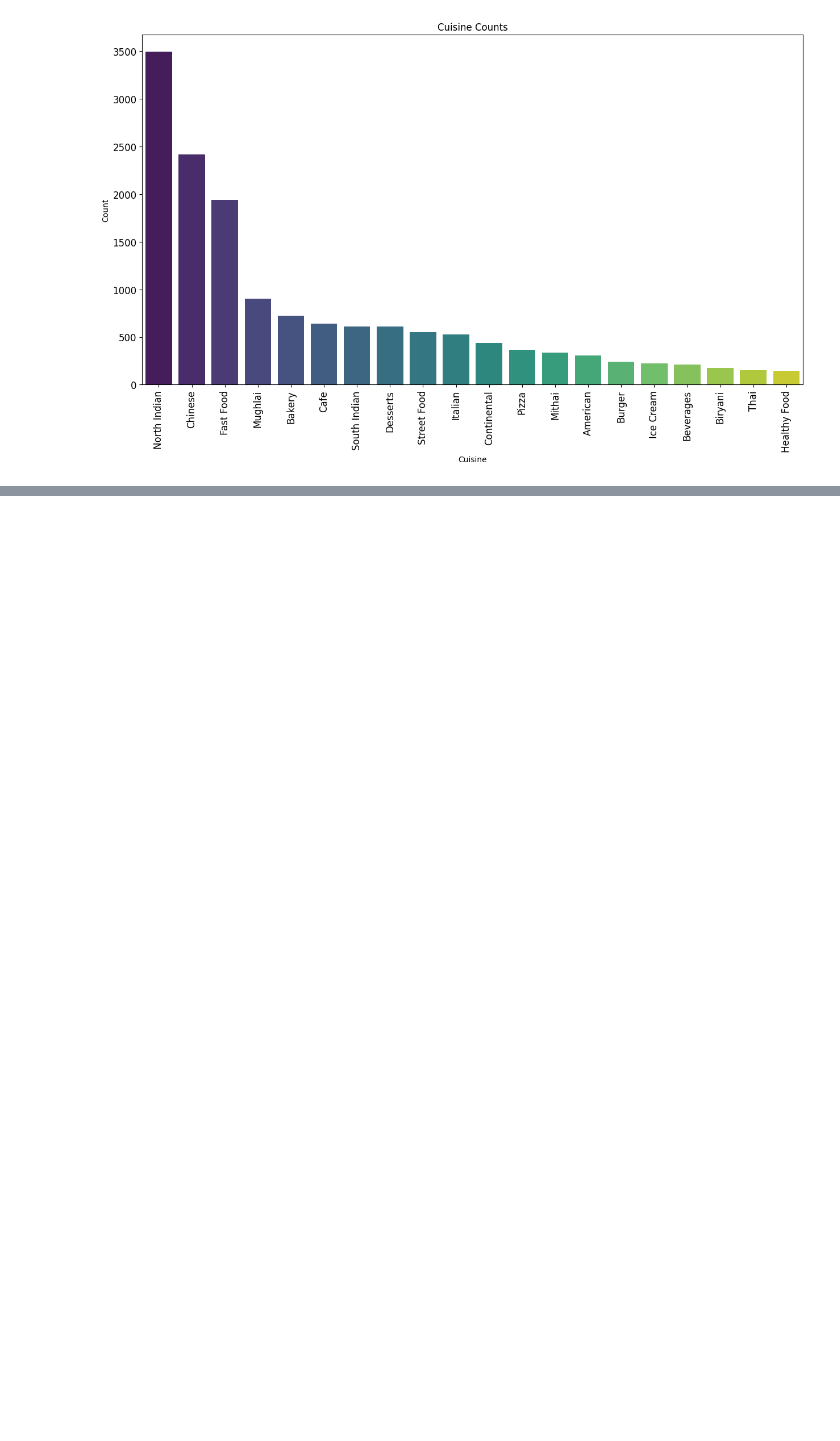
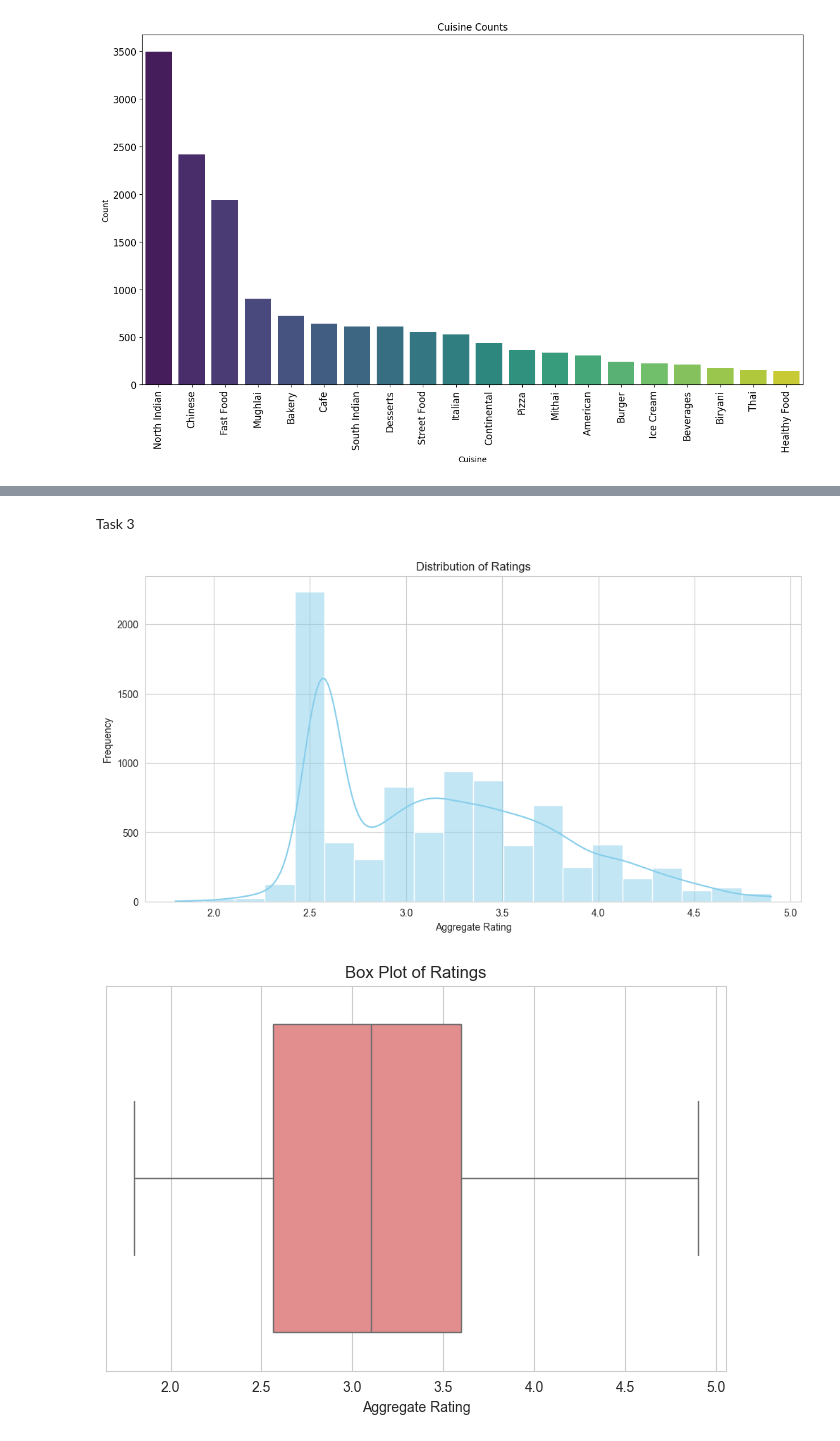
Before and after one commit to Ambigapathi-V/Cognifyz-Hotel-ratings-prediction, a Jupyter notebook: research/trials.ipynb, the cells around one changed output, grey strips where cells are left out. Cells and saved outputs as stored; diff of their text form; code cells hidden in the pictures; blank space fills up the shorter version.

Commit message:
updated Task3

```diff
--- a/research/trials.ipynb
+++ b/research/trials.ipynb
@@ -1408,0 +1354,66 @@ test_df = pd.DataFrame({
+# %% [markdown]
+Task 3
+# %%
+
+# Set seaborn style
+sns.set_style("whitegrid")
+
+# 🔹 1️⃣ Distribution of Ratings
+plt.figure(figsize=(12, 6))
+sns.histplot(df1['aggregate_rating'], bins=20, kde=True, color="skyblue")
+plt.title("Distribution of Ratings")
+plt.xlabel("Aggregate Rating")
+plt.ylabel("Frequency")
+plt.show()
+
+plt.figure(figsize=(8, 5))
+sns.boxplot(x=df1['aggregate_rating'], color="lightcoral")
+plt.title("Box Plot of Ratings")
+plt.xlabel("Aggregate Rating")
+plt.show()
+
+# 🔹 2️⃣ Compare Average Ratings of Cuisines & Cities
+# Melt cuisine columns to analyze them individually
+df_melted = df1.melt(id_vars=['aggregate_rating', 'city'],
+                      value_vars=['cuisine1', 'cuisine2', 'cuisine3', 'cuisine4'],
+                      var_name='cuisine_type', value_name='cuisine').dropna()
+
+# Average rating per cuisine
+cuisine_rating = df_melted.groupby('cuisine')['aggregate_rating'].mean().reset_index()
+cuisine_rating = cuisine_rating.sort_values(by='aggregate_rating', ascending=False).head(10)
+
+plt.figure(figsize=(12, 6))
+sns.barplot(x='aggregate_rating', y='cuisine', data=cuisine_rating, palette='coolwarm')
+plt.title("Top 10 Cuisines by Average Rating")
+plt.xlabel("Average Rating")
+plt.ylabel("Cuisine")
+plt.show()
+
+# Average rating per city
+city_rating = df1.groupby('city')['aggregate_rating'].mean().reset_index()
+city_rating = city_rating.sort_values(by='aggregate_rating', ascending=False).head(10)
+
+plt.figure(figsize=(12, 6))
+sns.barplot(x='aggregate_rating', y='city', data=city_rating, palette='magma')
+plt.title("Top 10 Cities by Average Rating")
+plt.xlabel("Average Rating")
+plt.ylabel("City")
+plt.show()
+
+# 🔹 3️⃣ Relationship Between Features and Ratings
+# Scatter plot for Votes vs Rating
+plt.figure(figsize=(8, 5))
+sns.scatterplot(x=df1['votes'], y=df1['aggregate_rating'], alpha=0.5, color="darkblue")
+plt.title("Votes vs Rating")
+plt.xlabel("Number of Votes")
+plt.ylabel("Aggregate Rating")
+plt.show()
+
+# Heatmap to find correlation between numerical variables
+plt.figure(figsize=(10, 6))
+sns.heatmap(df1[['aggregate_rating', 'votes', 'price_range']].corr(), annot=True, cmap='coolwarm', fmt=".2f")
+plt.title("Feature Correlation Heatmap")
+plt.show()
+# %% [output]
+[figure, added]
+[figure, added]
```
Also changed, not shown: parts of 17 cells of this notebook.
